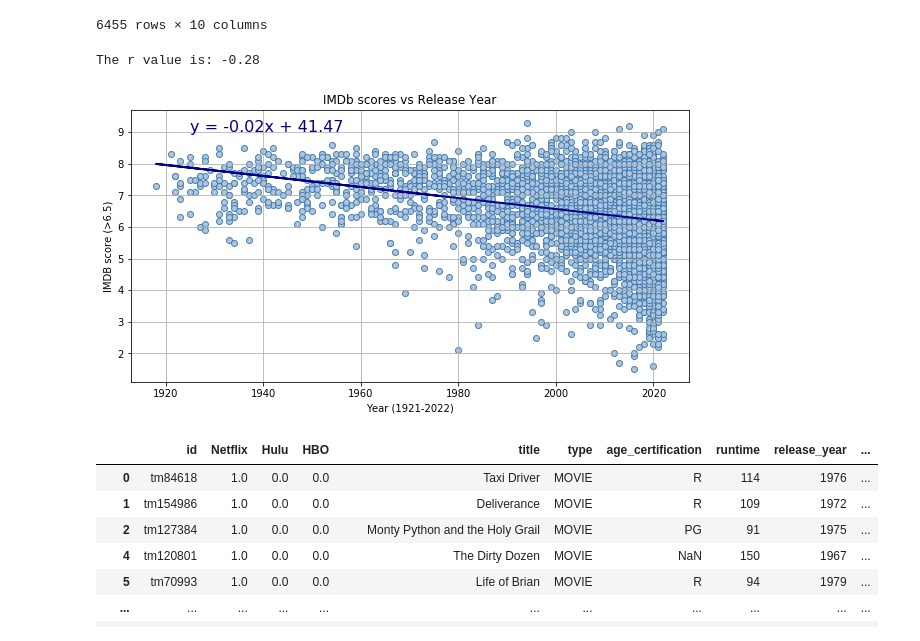
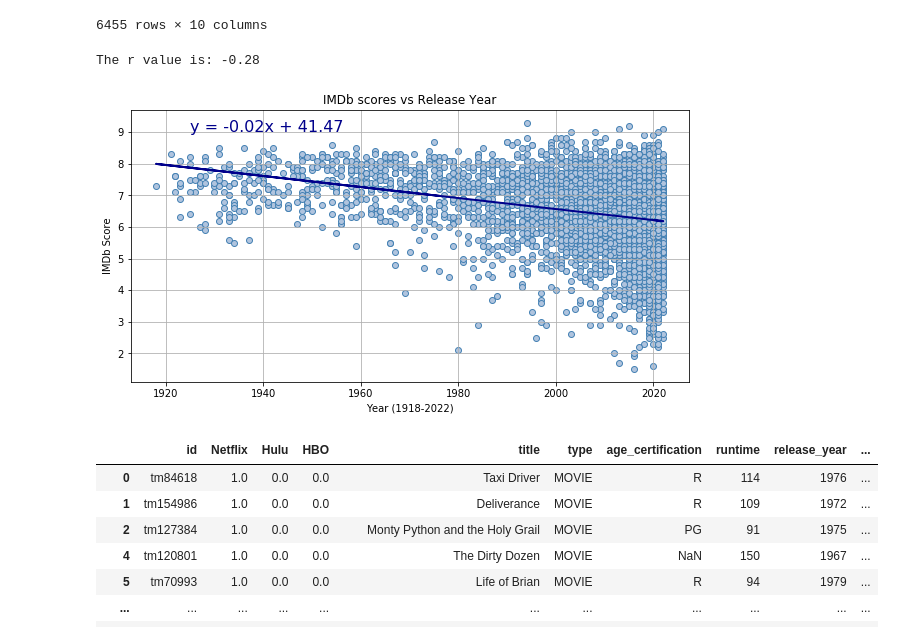
Before and after one commit to thn22/Eclipse__Rodeo2.0, a Jupyter notebook: Statistical Analysis.ipynb, the cells around one changed output. Drawn from its saved outputs; the diff is of its cells as text; code cells hidden in the pictures.

```diff
--- a/Final Visualizations.ipynb
+++ b/Statistical Analysis.ipynb
@@ -428,24 +454,24 @@ filtered_movie
 # %%
 #Use scatter plot to show correlation between movie release year and IMDb score
 x_value = filtered_movie["release_year"]
 y_value = filtered_movie["imdb_score"]
 plt.figure(figsize=(10,5))
 plt.scatter(x_value,y_value, marker="o", color="lightsteelblue", edgecolors="steelblue")
 (slope, intercept, rvalue, pvalue, stderr) = linregress(x_value,y_value)
 regression_value = x_value * slope + intercept
 line_equation = "y = " + str(round(slope,2)) + "x + " + str(round(intercept,2))
 plt.plot(x_value,regression_value,"darkblue",linewidth=2)
 plt.grid(b=True,which="major",axis="both")
 plt.annotate(line_equation,(1925,9),color="darkblue",fontsize=16)
 plt.title("IMDb scores vs Release Year")
-plt.xlabel("Year (1921-2022)")
-plt.ylabel("IMDB score (>6.5)")
+plt.xlabel("Year (1918-2022)")
+plt.ylabel("IMDb Score")
 print(f"The r value is: {round(rvalue,2)}")
 plt.savefig("Output/year_vs_score.png")
 plt.show()
 # %% [output]
 The r value is: -0.28
-[figure, old version]
+[figure, new version]
 # %%
 #Filter the dataframe for movies released before 2005
 filtered_old = filtered_movie[filtered_movie["release_year"]<2005]
```
Also changed, not shown: parts of 18 cells of this notebook, 5 other files.
